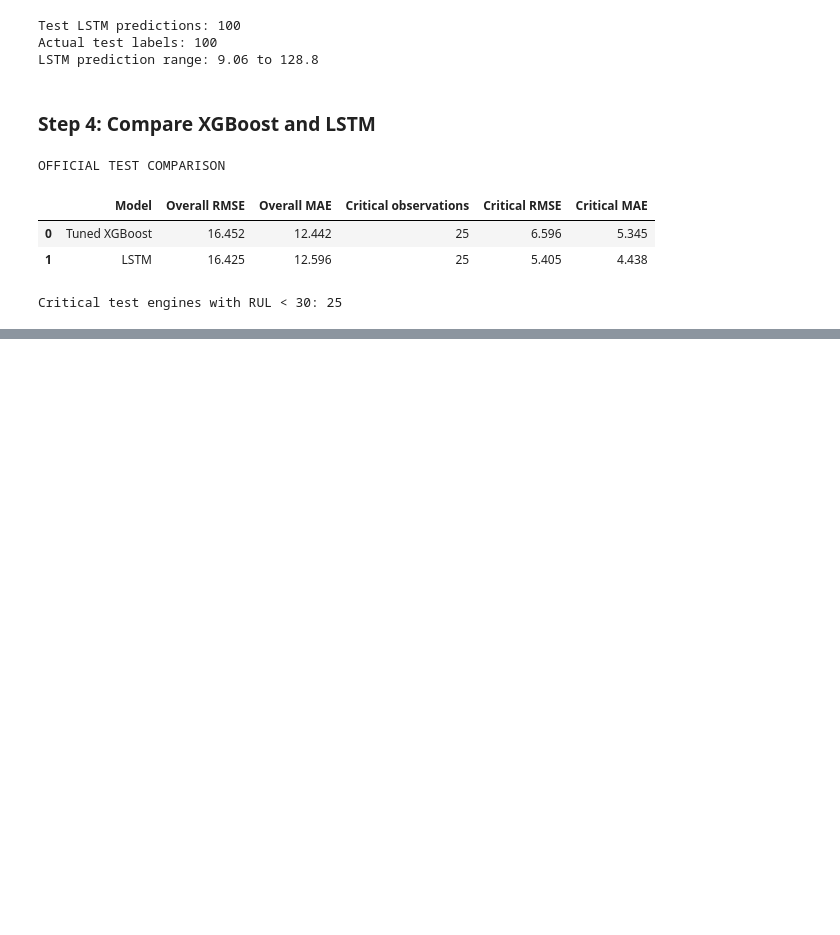
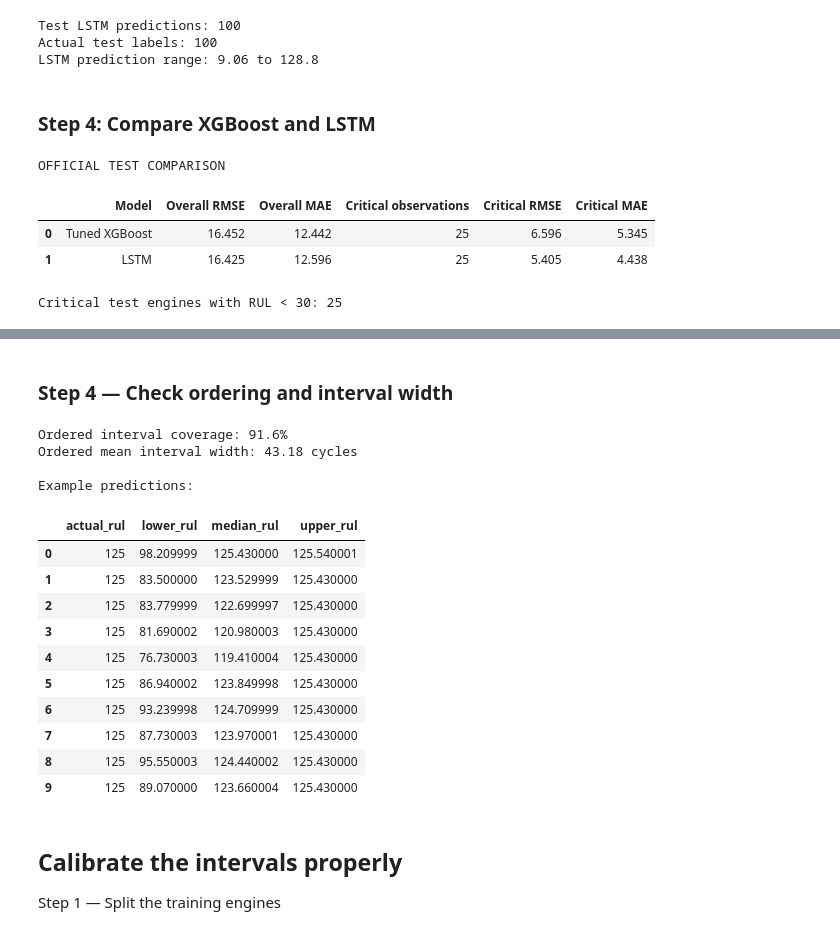
Before and after one commit to Bhav-creator452/predictive-maintenance-analyzer, a Jupyter notebook: notebooks/01_data_understanding.ipynb, the cells around one changed output, grey strips where cells are left out. Cells and saved outputs as stored; diff of their text form; code cells hidden in the pictures; blank space fills up the shorter version.

Commit message:
feat: add quantile RUL uncertainty estimation

```diff
--- a/notebooks/01_data_understanding.ipynb
+++ b/notebooks/01_data_understanding.ipynb
@@ -3554,0 +3595,20 @@ Critical test engines with RUL < 30: 25
+# %%
+q10 = quantile_predictions[0.10]
+q50 = quantile_predictions[0.50]
+q90 = quantile_predictions[0.90]
+
+interval_df = pd.DataFrame({
+    "actual_rul": y_val.to_numpy(),
+    "q10": q10,
+    "q50": q50,
+    "q90": q90
+})
+
+# Quantile estimates can cross, so detect it before using the interval.
+crossing_mask = (
+    (interval_df["q10"] > interval_df["q50"]) |
+    (interval_df["q50"] > interval_df["q90"])
+)
+
+print("Validation observations:", len(interval_df))
+print("Quantile-crossing observations:", int(crossing_mask.sum()))
@@ -3554,0 +3635,58 @@ Critical test engines with RUL < 30: 25
+# %% [markdown]
+### Step 4 — Check ordering and interval width
+# %%
+# Rearrange predictions to ensure lower <= median <= upper.
+ordered_quantiles = np.sort(
+    np.column_stack([q10, q50, q90]),
+    axis=1
+)
+
+interval_df["lower_rul"] = ordered_quantiles[:, 0]
+interval_df["median_rul"] = ordered_quantiles[:, 1]
+interval_df["upper_rul"] = ordered_quantiles[:, 2]
+
+# Re-evaluate the ordered intervals.
+ordered_coverage = (
+    (interval_df["actual_rul"] >= interval_df["lower_rul"]) &
+    (interval_df["actual_rul"] <= interval_df["upper_rul"])
+).mean()
+
+ordered_mean_width = (
+    interval_df["upper_rul"] -
+    interval_df["lower_rul"]
+).mean()
+
+print(f"Ordered interval coverage: {ordered_coverage:.1%}")
+print(f"Ordered mean interval width: {ordered_mean_width:.2f} cycles")
+
+print("\nExample predictions:")
+display(
+    interval_df[
+        [
+            "actual_rul",
+            "lower_rul",
+            "median_rul",
+            "upper_rul"
+        ]
+    ].head(10).round(2)
+)
+# %% [output]
+Ordered interval coverage: 91.6%
+Ordered mean interval width: 43.18 cycles
+
+Example predictions:
+|  | actual_rul | lower_rul | median_rul | upper_rul |
+| 0 | 125 | 98.209999 | 125.430000 | 125.540001 |
+| 1 | 125 | 83.500000 | 123.529999 | 125.430000 |
+| 2 | 125 | 83.779999 | 122.699997 | 125.430000 |
+| 3 | 125 | 81.690002 | 120.980003 | 125.430000 |
+| 4 | 125 | 76.730003 | 119.410004 | 125.430000 |
+| 5 | 125 | 86.940002 | 123.849998 | 125.430000 |
+| 6 | 125 | 93.239998 | 124.709999 | 125.430000 |
+| 7 | 125 | 87.730003 | 123.970001 | 125.430000 |
+| 8 | 125 | 95.550003 | 124.440002 | 125.430000 |
+| 9 | 125 | 89.070000 | 123.660004 | 125.430000 |
+# %% [markdown]
+## Calibrate the intervals properly
+
+Step 1 — Split the training engines
```
Also changed, not shown: parts of 13 cells of this notebook, 1 other file.
